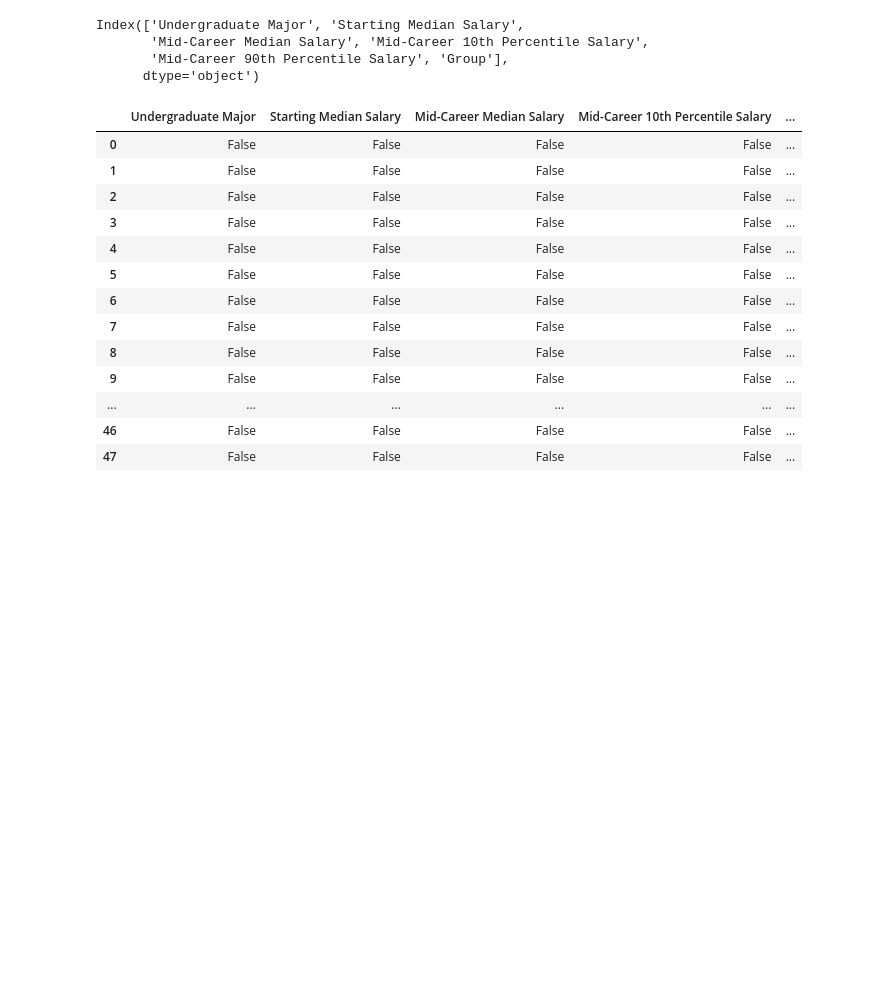
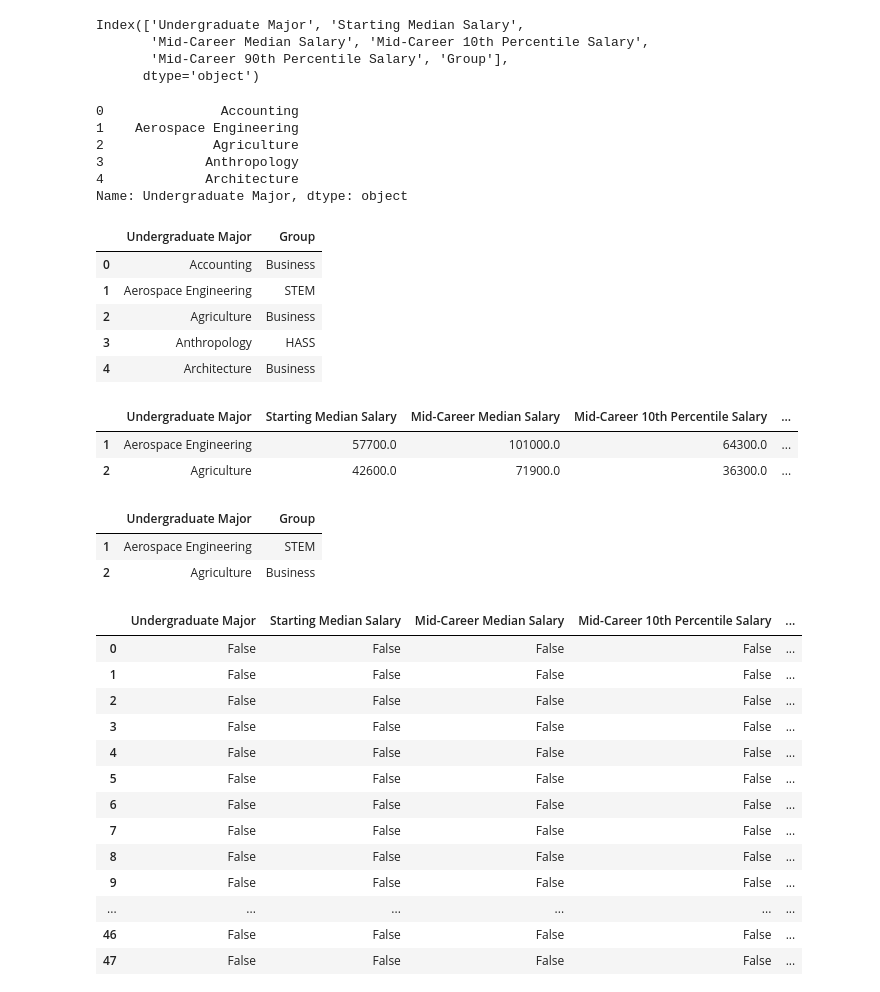
Before and after one commit to vivekpoddar10/Python, a Jupyter notebook: DataScience/Pandas/01_select.ipynb, the cells around one changed output. Saved outputs shown, nothing was run; the diff lists cells and outputs as text; code cells hidden in the pictures; blank space fills up the shorter version.

```diff
--- a/DataScience/Pandas/01.ipynb
+++ b/DataScience/Pandas/01_select.ipynb
@@ -41,6 +51,36 @@ Index(['Undergraduate Major', 'Starting Median Salary',
        'Mid-Career Median Salary', 'Mid-Career 10th Percentile Salary',
        'Mid-Career 90th Percentile Salary', 'Group'],
       dtype='object')
+# %%
+ds['Undergraduate Major'].head() # it will return a series of major column's rows
+# %% [output]
+0               Accounting
+1    Aerospace Engineering
+2              Agriculture
+3             Anthropology
+4             Architecture
+Name: Undergraduate Major, dtype: object
+# %%
+ds[['Undergraduate Major','Group']].head() # it will return a dataframe of major and group column rows
+# %% [output]
+|  | Undergraduate Major | Group |
+| 0 | Accounting | Business |
+| 1 | Aerospace Engineering | STEM |
+| 2 | Agriculture | Business |
+| 3 | Anthropology | HASS |
+| 4 | Architecture | Business |
+# %%
+ds.loc[[1,2]]
+# %% [output]
+|  | Undergraduate Major | Starting Median Salary | Mid-Career Median Salary | Mid-Career 10th Percentile Salary | ... |
+| 1 | Aerospace Engineering | 57700.0 | 101000.0 | 64300.0 | ... |
+| 2 | Agriculture | 42600.0 | 71900.0 | 36300.0 | ... |
+# %%
+ds.loc[[1,2], ['Undergraduate Major','Group']]
+# %% [output]
+|  | Undergraduate Major | Group |
+| 1 | Aerospace Engineering | STEM |
+| 2 | Agriculture | Business |
 # %%
 ds.isna() # checkes whether any values is nan
 # %% [output]
```
Also changed, not shown: parts of 4 cells of this notebook, 2 other files.
